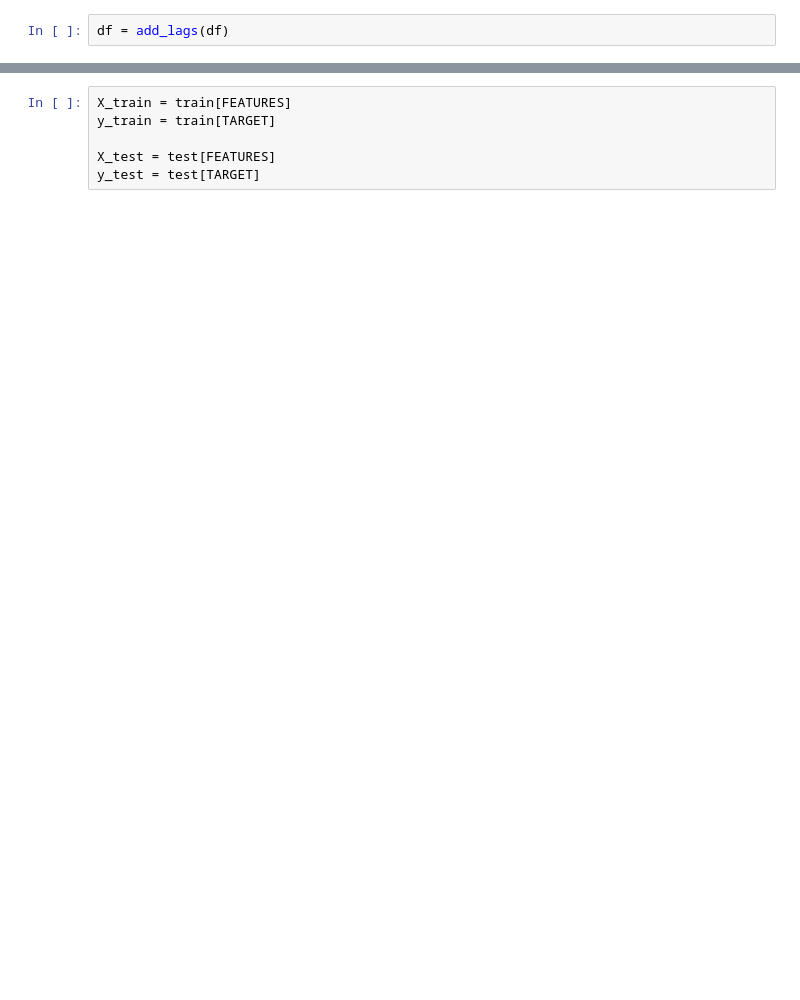
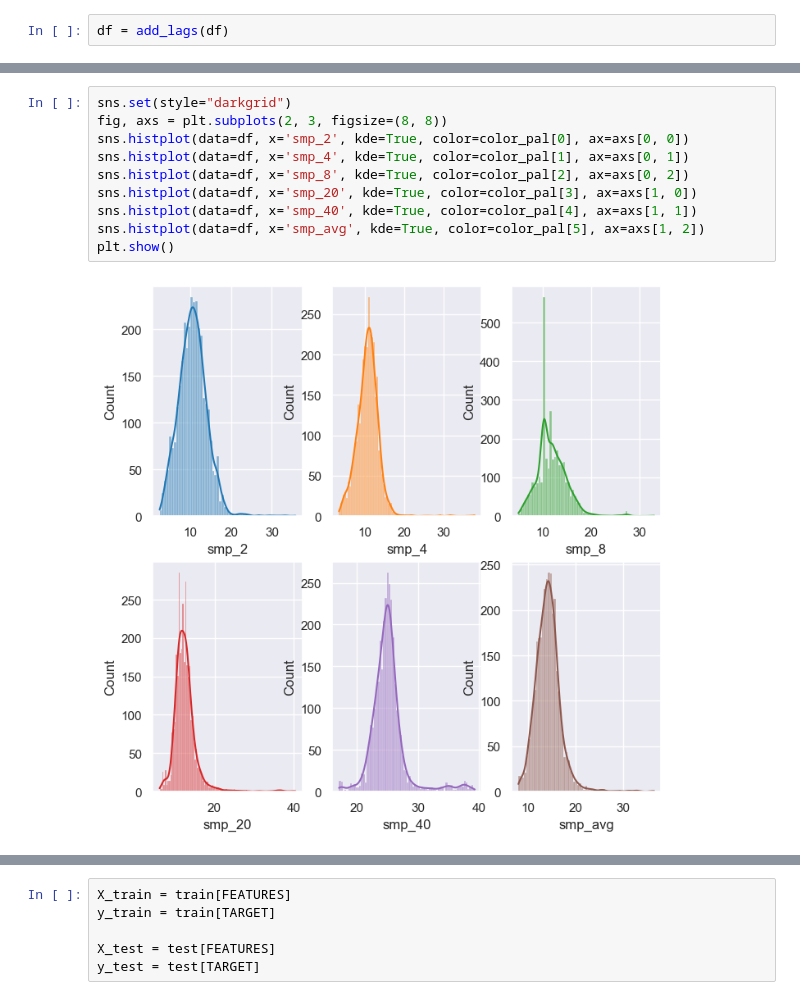
Before and after one commit to bigdog3626/Drought-Detection-Modeling, a Jupyter notebook: Modeling_Via_XGBoost.ipynb, the cells around one changed output, grey strips where cells are left out. Drawn from its saved outputs; the diff is of its cells as text; blank space fills up the shorter version.

```diff
--- a/Modeling_Via_XGBoost.ipynb
+++ b/Modeling_Via_XGBoost.ipynb
@@ -134,0 +152,12 @@ scores = []
+# %%
+sns.set(style="darkgrid")
+fig, axs = plt.subplots(2, 3, figsize=(8, 8))
+sns.histplot(data=df, x='smp_2', kde=True, color=color_pal[0], ax=axs[0, 0])
+sns.histplot(data=df, x='smp_4', kde=True, color=color_pal[1], ax=axs[0, 1])
+sns.histplot(data=df, x='smp_8', kde=True, color=color_pal[2], ax=axs[0, 2])
+sns.histplot(data=df, x='smp_20', kde=True, color=color_pal[3], ax=axs[1, 0])
+sns.histplot(data=df, x='smp_40', kde=True, color=color_pal[4], ax=axs[1, 1])
+sns.histplot(data=df, x='smp_avg', kde=True, color=color_pal[5], ax=axs[1, 2])
+plt.show()
+# %% [output]
+[figure, added]
```
Also changed, not shown: parts of 44 cells of this notebook, 2 other files.
